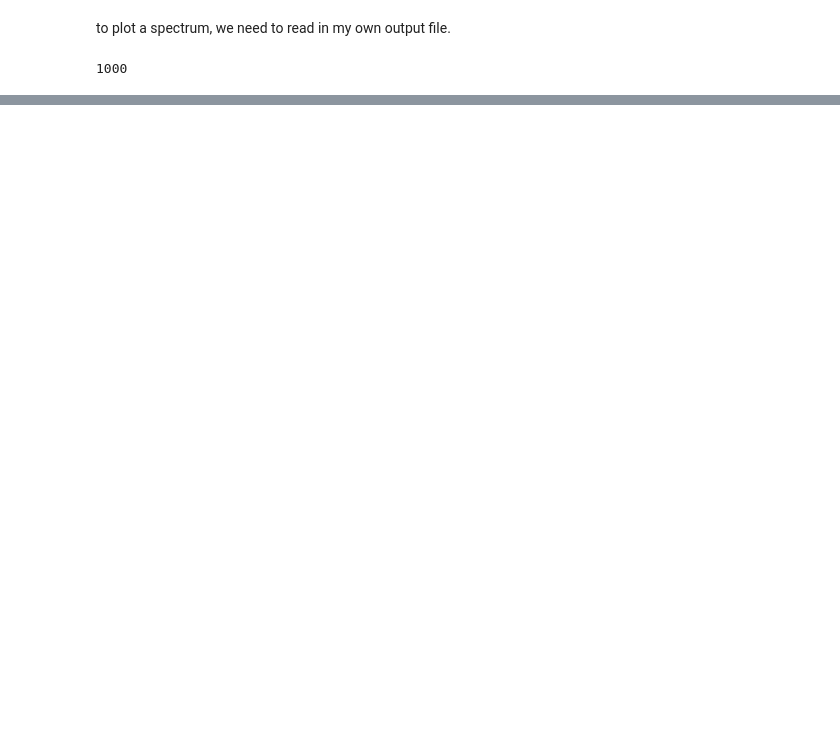
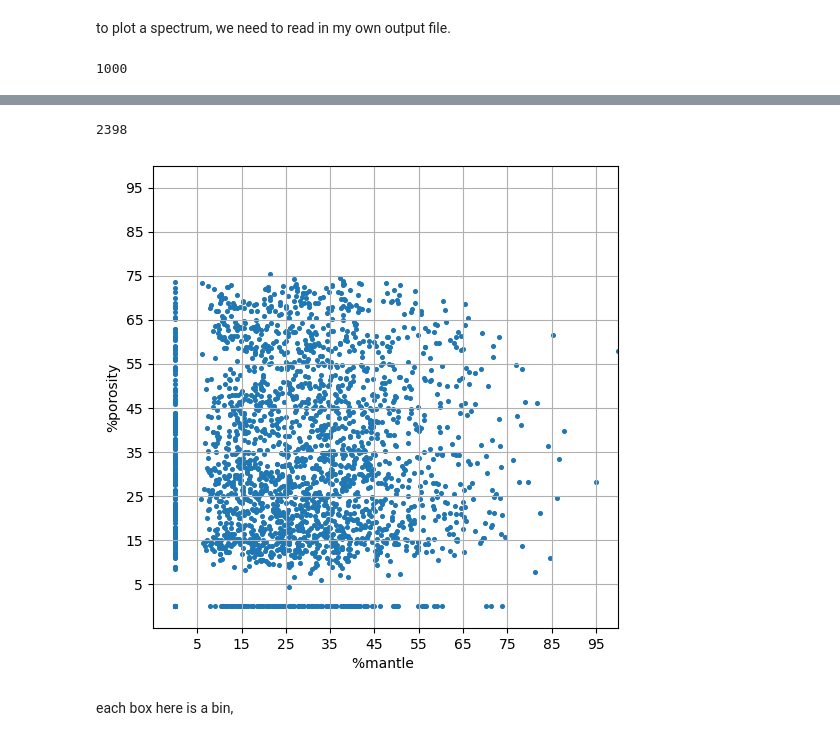
Before and after one commit to zweesing/thesis_project_code, a Jupyter notebook: testing.ipynb, the cells around one changed output, grey strips where cells are left out. Drawn from its saved outputs; the diff is of its cells as text; code cells hidden in the pictures; blank space fills up the shorter version.

```diff
--- a/testing.ipynb
+++ b/testing.ipynb
@@ -181,0 +147,47 @@ plt.show()
+# %%
+from pathlib import Path
+
+particle_files = os.listdir("generating_particles")
+
+i = 1
+mantle_frac_list = []
+por_frac_list = []
+for particle_file in Path("generating_particles").rglob("*.geom"):
+
+    rf = open(particle_file)
+    # read in relevant header data
+    mantle_volume = 0  # in case theres no mantle
+    line = rf.readline()
+    while line.startswith("#"):
+        if line.startswith("# porosity_frac"):
+            porosity_frac = float(line.split()[-1])
+        elif line.startswith("# Volume1"):
+            core_volume = float(line.split()[-1])
+        elif line.startswith("# Volume2"):
+            mantle_volume = float(line.split()[-1])
+        line = rf.readline()
+
+    rf.close()
+
+    mantle_frac = mantle_volume / (mantle_volume + core_volume)
+    mantle_frac_list.append(mantle_frac)
+    por_frac_list.append(porosity_frac)
+len(list(Path("generating_particles").rglob("*.geom")))
+# %% [output]
+2398
+# %%
+plt.figure(figsize=(6,6))
+
+plt.scatter(mantle_frac_list, por_frac_list, s=7)
+plt.xlabel('%mantle ')
+plt.ylabel('%porosity')
+plt.ylim(-0.05,1)
+plt.xlim(-0.05,1)
+plt.xticks(np.arange(0.05,1.01, 0.1), range(5,96, 10))
+plt.yticks(np.arange(0.05,1.01, 0.1), range(5,96, 10))
+plt.grid()
+plt.show()
+# %% [output]
+[figure, added]
+# %% [markdown]
+each box here is a bin,
```
Also changed, not shown: parts of 7 cells of this notebook.
